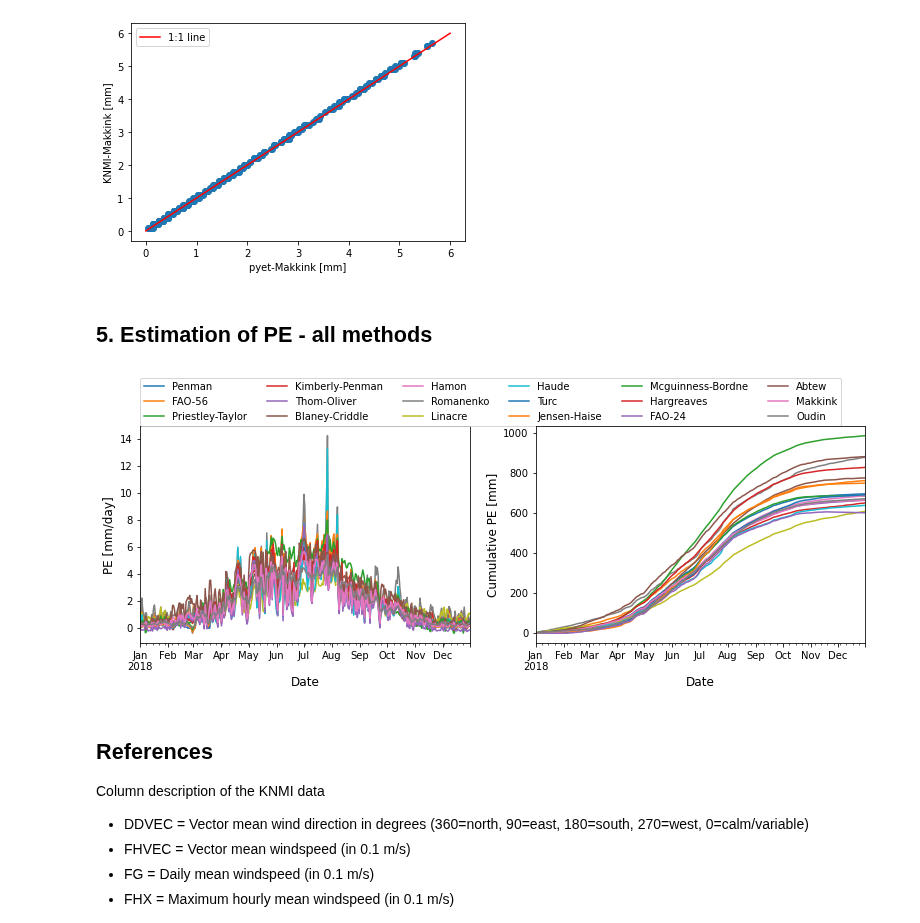
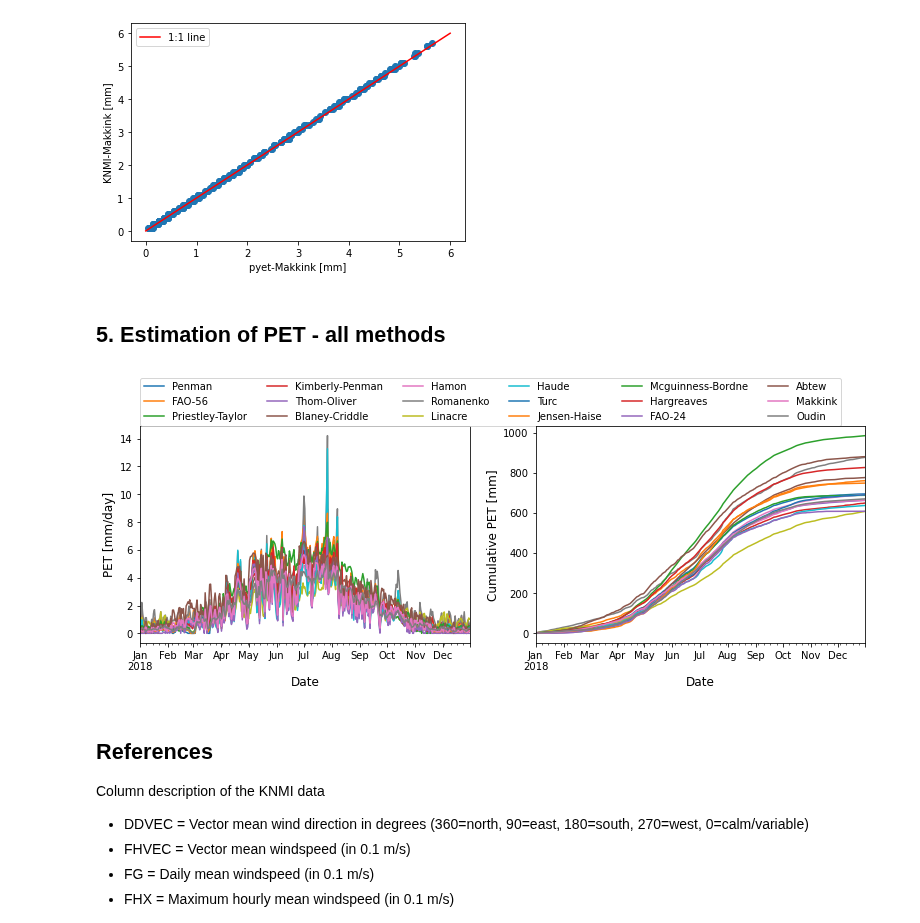
Before and after one commit to pyet-org/pyet, a Jupyter notebook: examples/03_example_knmi.ipynb, the cells around one changed output. Drawn from its saved outputs; the diff is of its cells as text; code cells hidden in the pictures.

```diff
--- a/examples/03_example_knmi.ipynb
+++ b/examples/03_example_knmi.ipynb
@@ -59,16 +59,16 @@ pe_oudin = pyet.oudin(tmean, lat=0.91)
 We plot the cumulative sums to compare the different estimation methods.
 # %%
 fig, axs = plt.subplots(figsize=(12,3.5), ncols=2)
-axs[0].plot(pe_penman,label="Penman")
-axs[0].plot(pe_pt, label="Priestley-Taylor")
-axs[0].plot(pe_makkink, label="Makkink - PyEt")
-axs[0].plot(pe_oudin, label="Oudin")
-axs[1].plot(pe_penman.cumsum(),label="Penman")
-axs[1].plot(pe_pt.cumsum(), label="Priestley-Taylor")
-axs[1].plot(pe_makkink.cumsum(), label="Makkink - PyEt")
-axs[1].plot(pe_oudin.cumsum(), label="Oudin")
-axs[0].set_ylabel("ET [mm/day]", fontsize=12)
-axs[1].set_ylabel("Cumulative ET [mm]", fontsize=12)
+axs[0].plot(pet_penman,label="Penman")
+axs[0].plot(pet_pt, label="Priestley-Taylor")
+axs[0].plot(pet_makkink, label="Makkink - PyEt")
+axs[0].plot(pet_oudin, label="Oudin")
+axs[1].plot(pet_penman.cumsum(),label="Penman")
+axs[1].plot(pet_pt.cumsum(), label="Priestley-Taylor")
+axs[1].plot(pet_makkink.cumsum(), label="Makkink - PyEt")
+axs[1].plot(pet_oudin.cumsum(), label="Oudin")
+axs[0].set_ylabel("PET [mm/day]", fontsize=12)
+axs[1].set_ylabel("Cumulative PET [mm]", fontsize=12)
 for i in (0,1):
     axs[i].set_xlabel("Date", fontsize=12)
     axs[i].legend(loc=2)
@@ -93,20 +93,20 @@ plt.ylabel("KNMI-Makkink [mm]");
 # %% [output]
 [figure]
 # %% [markdown]
-## 5. Estimation of PE - all methods
+## 5. Estimation of PET - all methods
 # %%
-pe_df = pyet.calculate_all(tmean, wind, rs, elevation, lat, tmax=tmax,
+pet_df = pyet.calculate_all(tmean, wind, rs, elevation, lat, tmax=tmax,
                                 tmin=tmin, rh=rh)
 # %%
 fig, axs = plt.subplots(figsize=(13,4), ncols=2)
-pe_df.plot(ax=axs[0])
-pe_df.cumsum().plot(ax=axs[1], legend=False)
+pet_df.plot(ax=axs[0])
+pet_df.cumsum().plot(ax=axs[1], legend=False)
 
-axs[0].set_ylabel("PE [mm/day]", fontsize=12)
-axs[1].set_ylabel("Cumulative PE [mm]", fontsize=12)
+axs[0].set_ylabel("PET [mm/day]", fontsize=12)
+axs[1].set_ylabel("Cumulative PET [mm]", fontsize=12)
 axs[0].legend(ncol=6, loc=[0,1.])
 for i in (0,1):
     axs[i].set_xlabel("Date", fontsize=12)
 # %% [output]
-[figure, old version]
+[figure, new version]
 # %%
```
Also changed, not shown: parts of 8 cells of this notebook, 11 other files.
